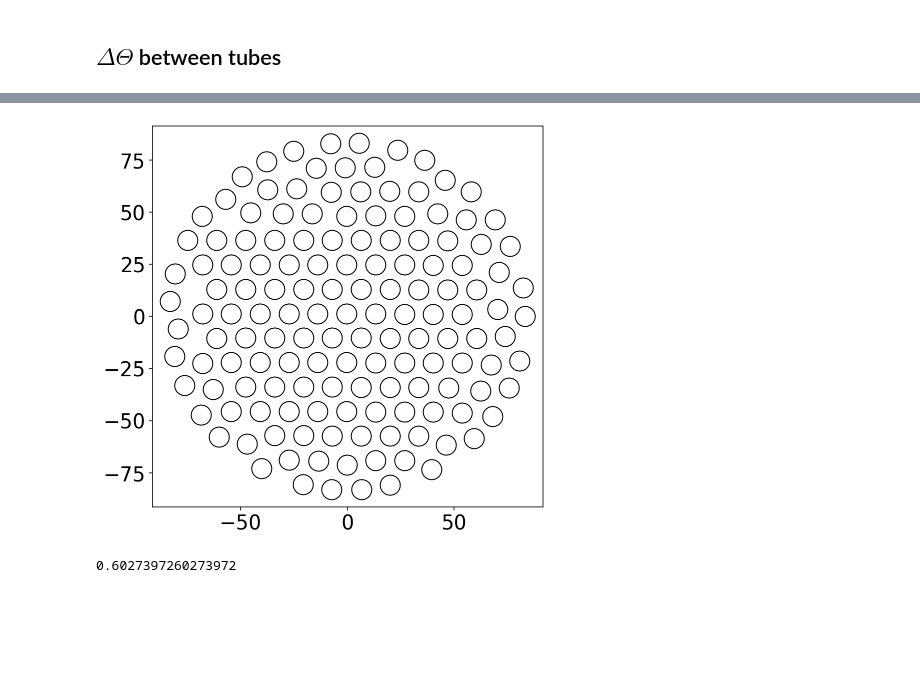
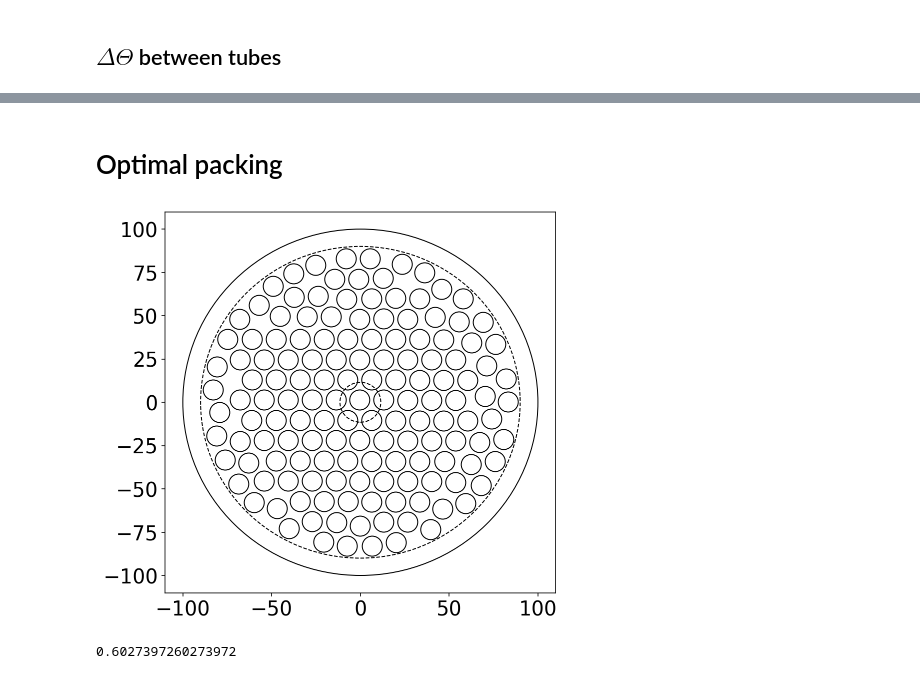
Before and after one commit to pachterlab/colosseum, a Jupyter notebook: analysis/archimedian_spiral.ipynb, the cells around one changed output, grey strips where cells are left out. Saved outputs shown, nothing was run; the diff lists cells and outputs as text; code cells hidden in the pictures; blank space fills up the shorter version.

```diff
--- a/analysis/archimedian_spiral.ipynb
+++ b/analysis/archimedian_spiral.ipynb
@@ -206,3 +215,5 @@ fig.show()
+# %% [markdown]
+# Optimal packing
 # %%
 # Diamater of the tube bed = 200 mm
 # Diameter of the individual tube holder = 11 mm + 2.5 mm buffer = 13.5
@@ -224,14 +235,21 @@ pack = pd.read_csv('/content/colosseum/data/optimal.txt', sep=" ",header=None, n
 # %%
 fig, ax = plt.subplots(figsize=(7,7))
 
 x = pack['x']
 y = pack['y']
 
 ax.plot(x, y, 'o', ms=20, markerfacecolor="None",markeredgecolor='black', markeredgewidth=1)
 
+# plot colosseum features
+circles = [(r, '-'), (r_eff,"--"), (r_empty, "--")]
+for radius, lstyle in circles:
+  ax.add_patch(patches.Circle((0, 0), radius, facecolor='none', edgecolor='k', linewidth=1, linestyle=lstyle))
+
+fig.savefig("optimal_packing.png", dpi=300, bbox_inches ='tight')
+
 fig.show()
 # %% [output]
-[figure, old version]
+[figure, new version]
 # %%
 88/146
 # %% [output]
```
Also changed, not shown: parts of 11 cells of this notebook.
